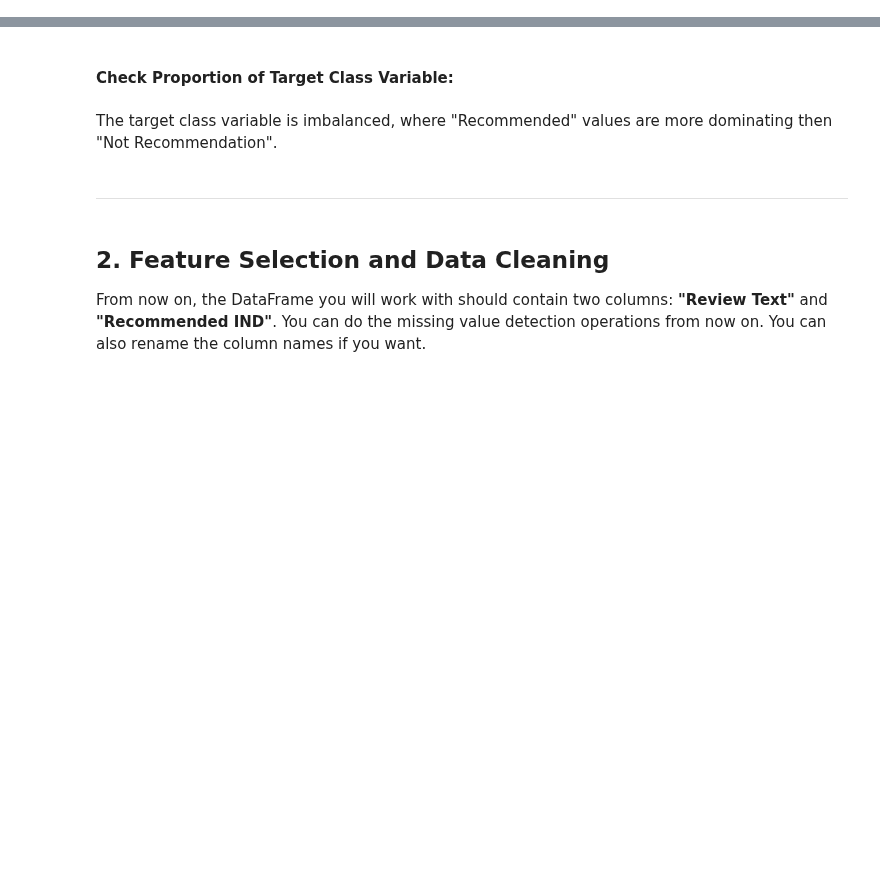
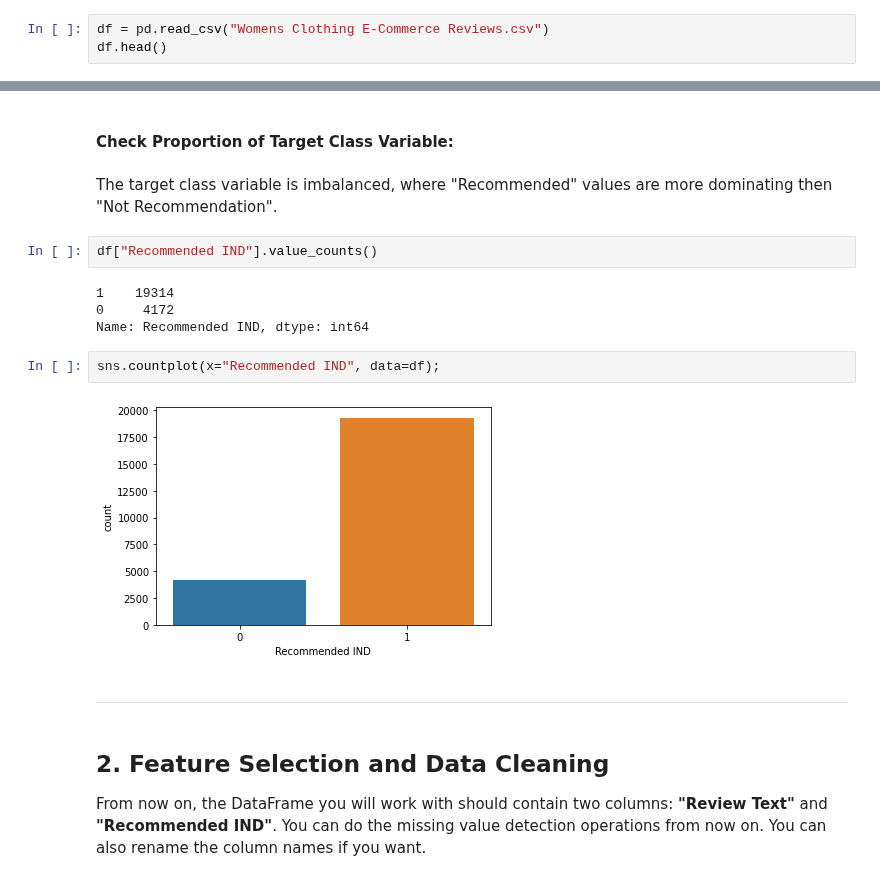
Before and after one commit to fidanfatih/Natural-Language-Processing, a Jupyter notebook: Project/Sentiment Analysis/NLP Sentiment Analysis Project Student V1.ipynb, the cells around one changed output, grey strips where cells are left out. Drawn from its saved outputs; the diff is of its cells as text; blank space fills up the shorter version.

```diff
--- a/Project/Sentiment Analysis/NLP Sentiment Analysis Project Student V1.ipynb
+++ b/Project/Sentiment Analysis/NLP Sentiment Analysis Project Student V1.ipynb
@@ -131,3 +131,6 @@ pd.set_option('display.max_columns', 50)
 # %% [markdown]
 ### Data Wrangling
 Take info
+# %%
+df = pd.read_csv("Womens Clothing E-Commerce Reviews.csv")
+df.head()
@@ -135,6 +166,16 @@ Take info
 #### Check Proportion of Target Class Variable:
 # %% [markdown]
 The target class variable is imbalanced, where "Recommended" values are more dominating then "Not Recommendation".
+# %%
+df["Recommended IND"].value_counts()
+# %% [output]
+1    19314
+0     4172
+Name: Recommended IND, dtype: int64
+# %%
+sns.countplot(x="Recommended IND", data=df);
+# %% [output]
+[figure, added]
 # %% [markdown]
 ---
 # %% [markdown]
```
Also changed, not shown: parts of 3 cells of this notebook, 1 other file.
